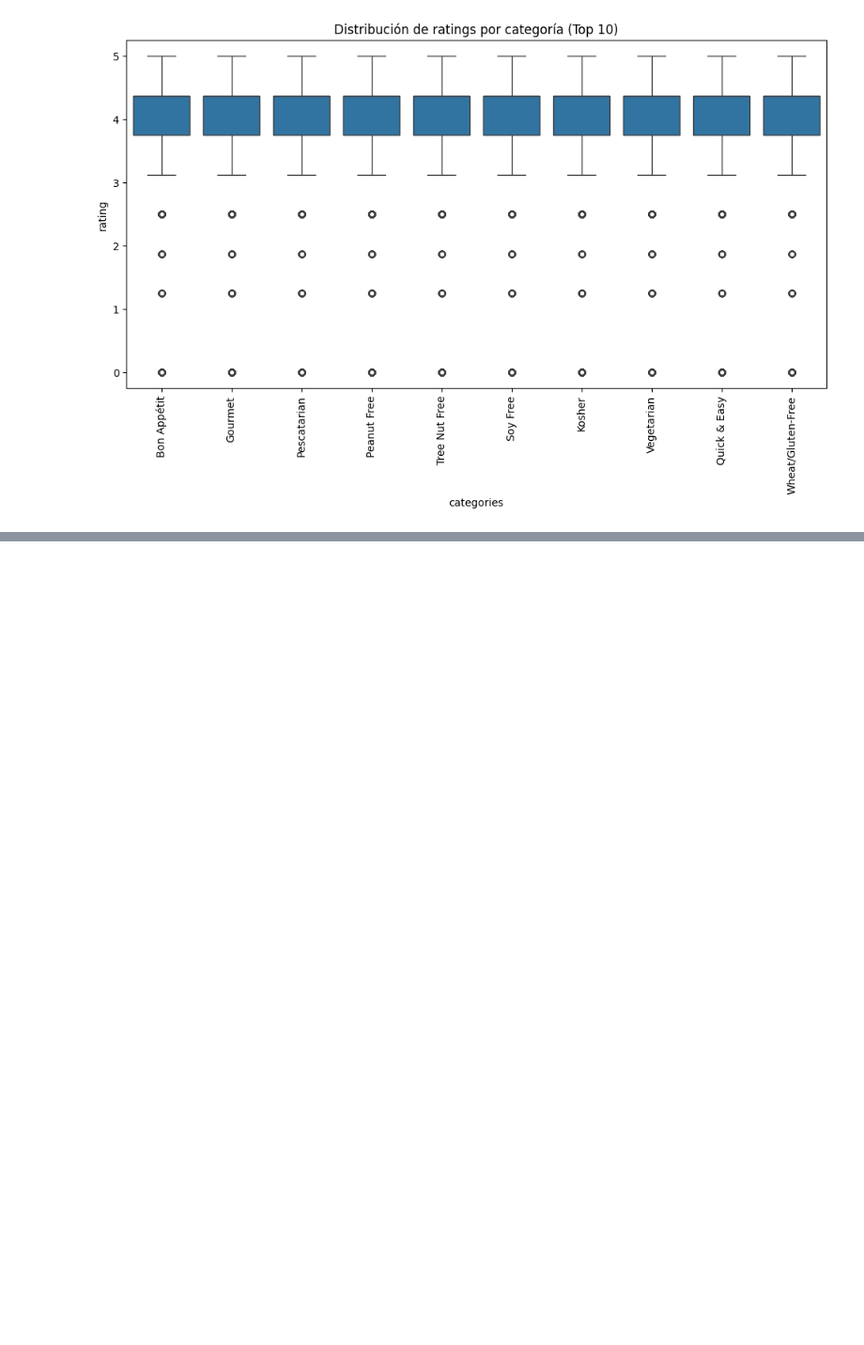
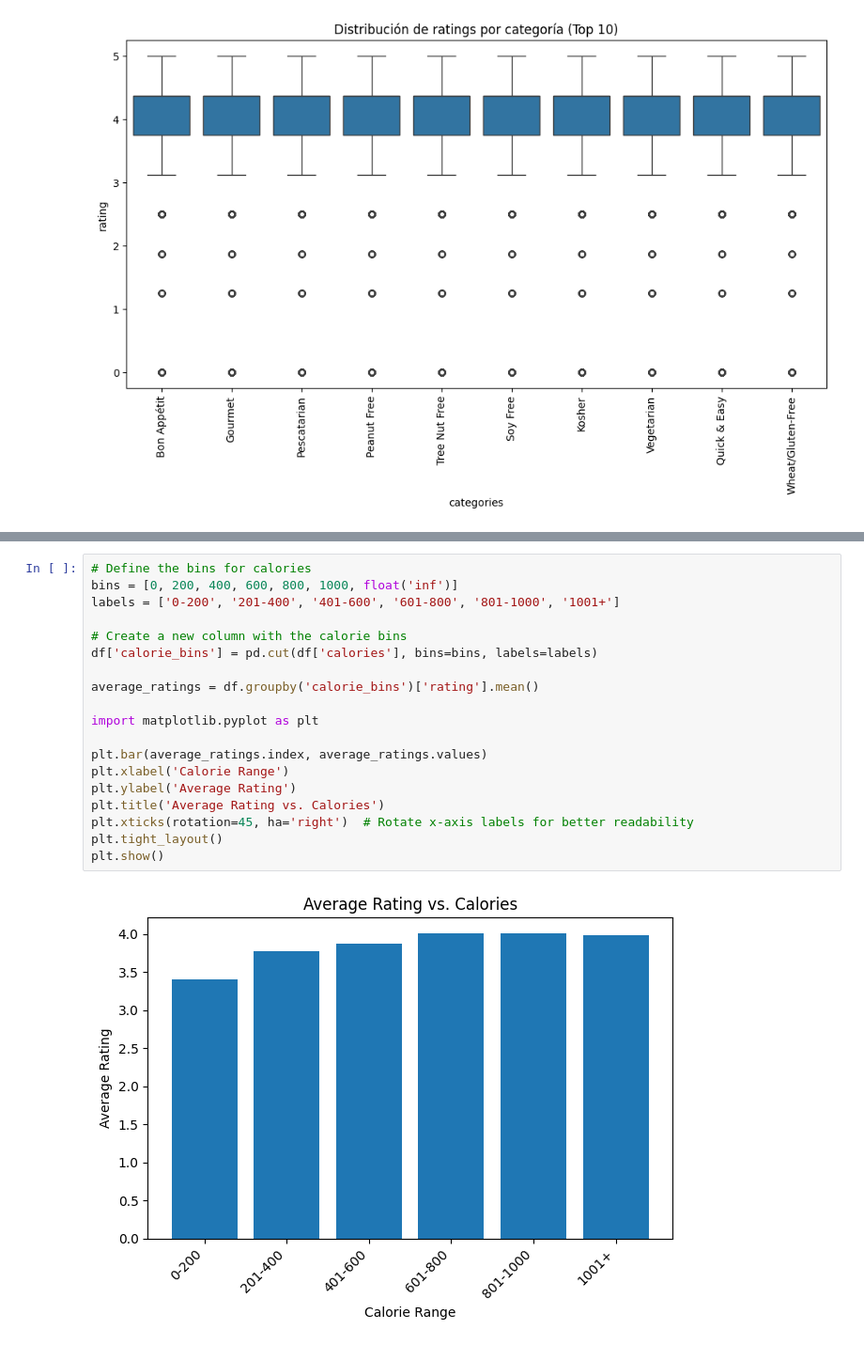
Before and after one commit to uc3m-100406523/proyecto_td, a Jupyter notebook: proyecto_td.ipynb, the cells around one changed output, grey strips where cells are left out. Shown at 94% size. Saved outputs shown, nothing was run; the diff lists cells and outputs as text; blank space fills up the shorter version.

```diff
--- a/proyecto_td.ipynb
+++ b/proyecto_td.ipynb
@@ -119,0 +148,21 @@ Name: count, dtype: int64
+# %%
+# Define the bins for calories
+bins = [0, 200, 400, 600, 800, 1000, float('inf')]
+labels = ['0-200', '201-400', '401-600', '601-800', '801-1000', '1001+']
+
+# Create a new column with the calorie bins
+df['calorie_bins'] = pd.cut(df['calories'], bins=bins, labels=labels)
+
+average_ratings = df.groupby('calorie_bins')['rating'].mean()
+
+import matplotlib.pyplot as plt
+
+plt.bar(average_ratings.index, average_ratings.values)
+plt.xlabel('Calorie Range')
+plt.ylabel('Average Rating')
+plt.title('Average Rating vs. Calories')
+plt.xticks(rotation=45, ha='right')  # Rotate x-axis labels for better readability
+plt.tight_layout()
+plt.show()
+# %% [output]
+[figure, added]
```
Also changed, not shown: parts of 7 cells of this notebook, 11 other files.
